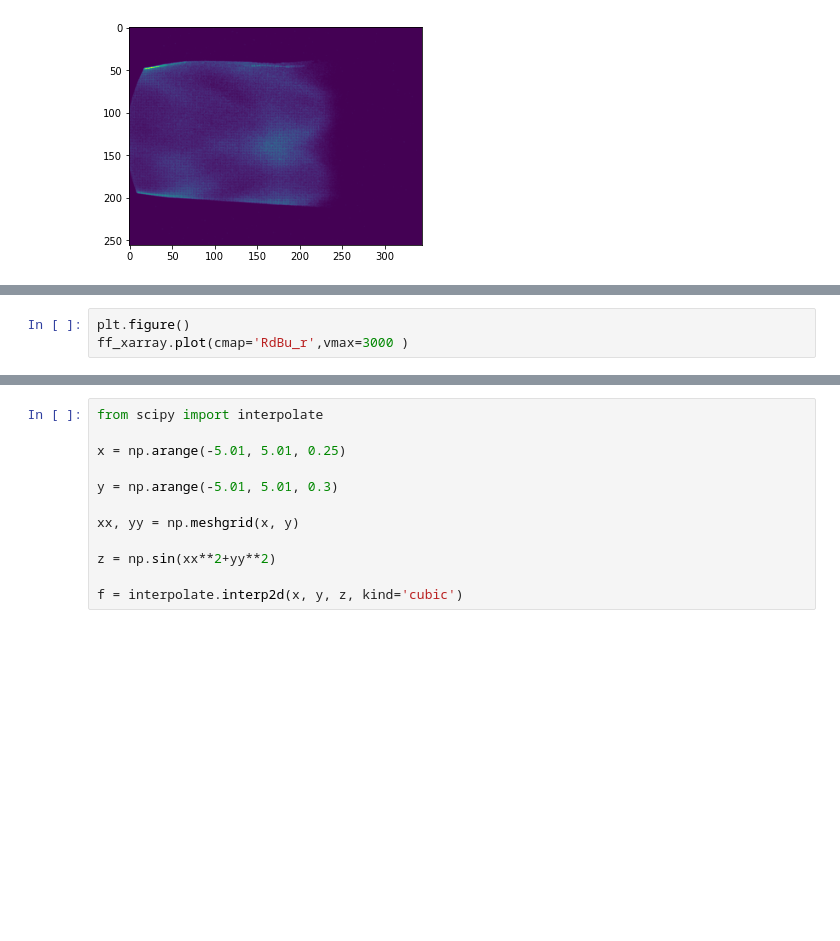
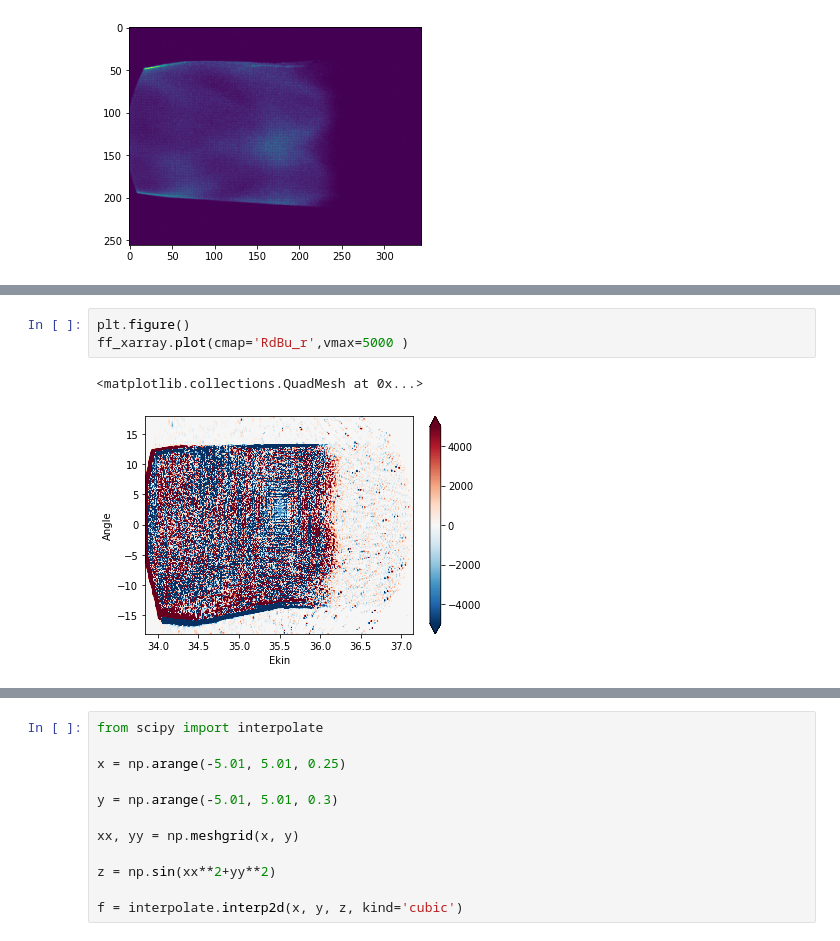
Before and after one commit to OpenCOMPES/specsanalyzer, a Jupyter notebook: tutorial/test.ipynb, the cells around one changed output, grey strips where cells are left out. Cells and saved outputs as stored; diff of their text form; blank space fills up the shorter version.

```diff
--- a/tutorial/test.ipynb
+++ b/tutorial/test.ipynb
@@ -100,6 +127,9 @@ ff_xarray
 # %%
 plt.figure()
-ff_xarray.plot(cmap='RdBu_r',vmax=3000 )
+ff_xarray.plot(cmap='RdBu_r',vmax=5000 )
+# %% [output]
+<matplotlib.collections.QuadMesh at 0x...>
+[figure, added]
 # %%
 from turtle import title
 
```
Also changed, not shown: parts of 13 cells of this notebook, 4 other files.
